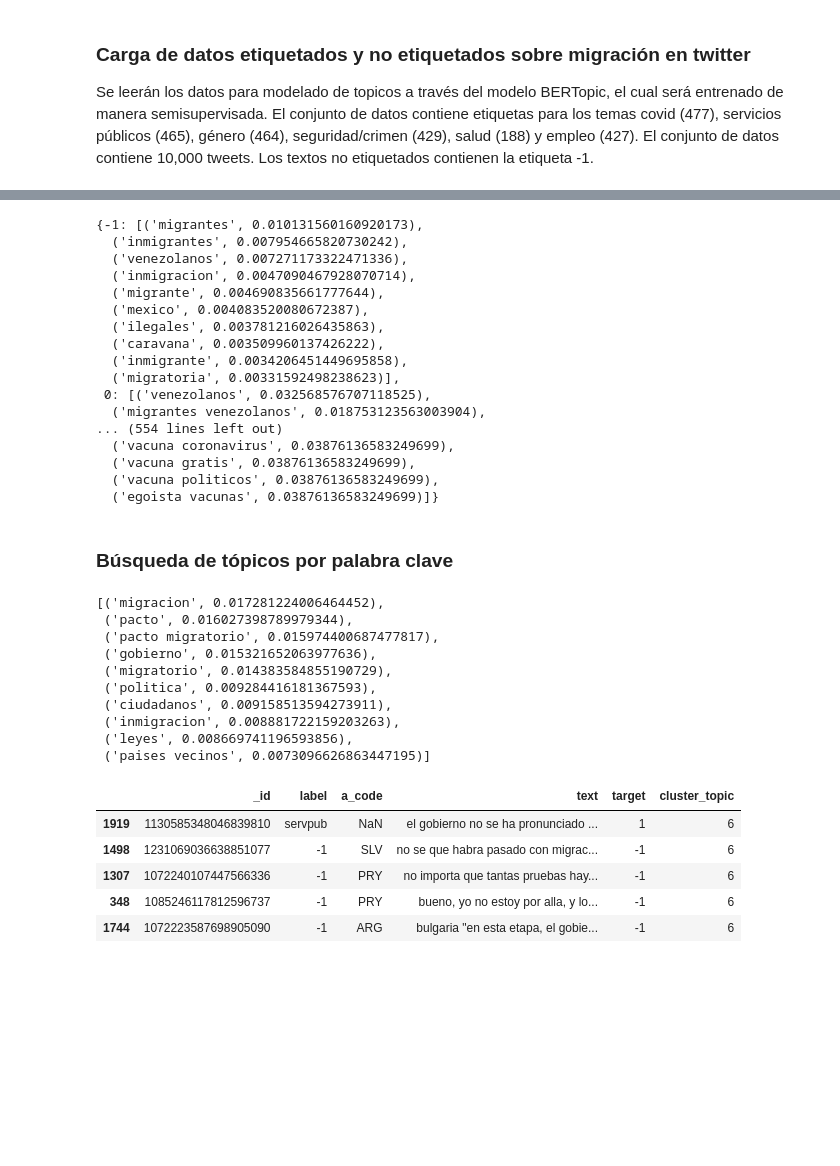
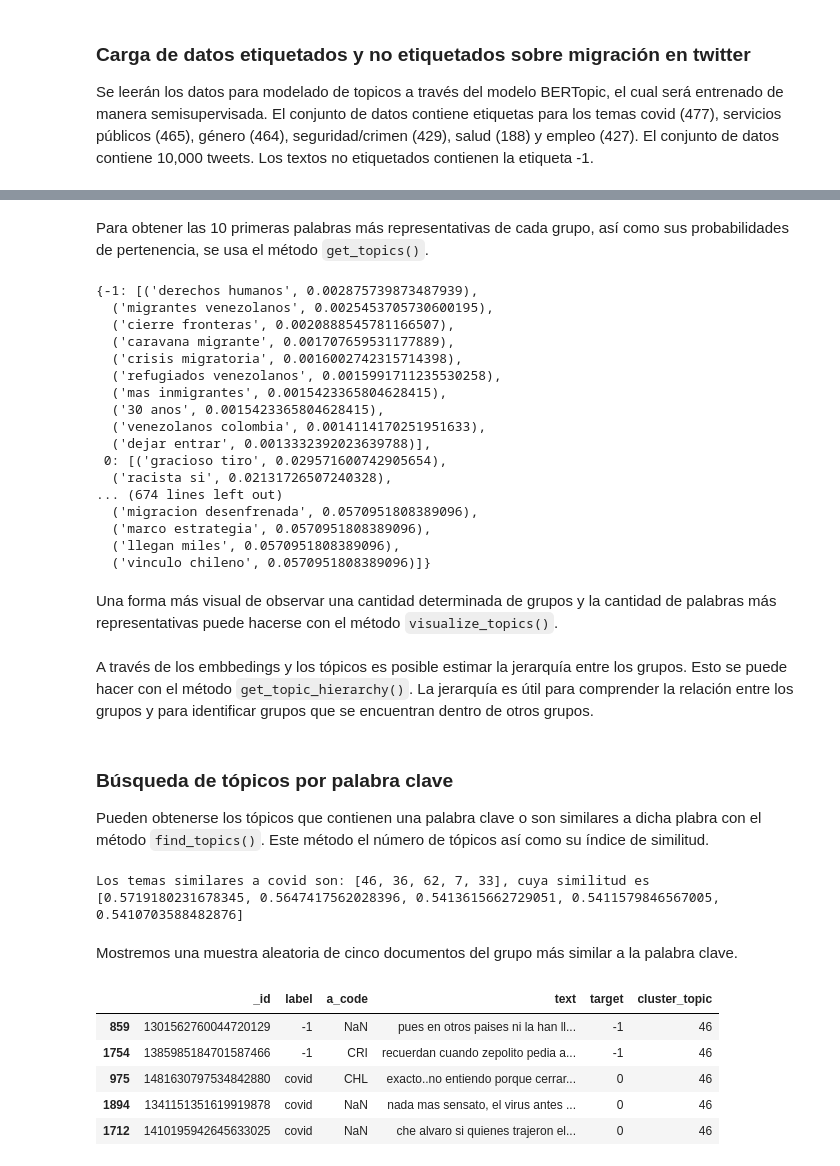
Before and after one commit to Entropia-AI/Workshop_2_Migracion, a Jupyter notebook: modelado/Bertopic.ipynb, the cells around one changed output, grey strips where cells are left out. Saved outputs shown, nothing was run; the diff lists cells and outputs as text; code cells hidden in the pictures; blank space fills up the shorter version.

```diff
--- a/modelado/Bertopic.ipynb
+++ b/modelado/Bertopic.ipynb
@@ -45,6 +48,6 @@ data = pd.read_csv('assets/data/bertopic_train.csv')
 #convert string labels to int labels
 target_label = {'covid': 0, 'servpub':1, 'genero':2, 'crimen':3, 'empleo':4, 'salud':5, '-1':int(-1)}
 data['target'] = data.label.apply(lambda x: target_label[x])
-data = data.sample(frac=0.2).reset_index(drop=True)
+data = data.sample(frac=0.4).reset_index(drop=True)
 # %% [markdown]
 ### Configuración del modelo BERTopic
@@ -51,7 +58,7 @@ data = data.sample(frac=0.2).reset_index(drop=True)
 # %%
 #add our stop word through countvectorizer model, set to 2 the limit of n-grams
 # with min_df: ignore terms that have a document frequency strictly lower than the given threshold (5)
-vectorizer_model = CountVectorizer(stop_words=stopwords.words('spanish'), ngram_range=(1,2), min_df=1)
+vectorizer_model = CountVectorizer(stop_words=stopwords.words('spanish'), ngram_range=(2,2), min_df=1)
 
 #use paraphrase-multilingual-mpnet-base-v2 as embedding model. This model is the most accurate for multilingual
 #diversity is a parameter in BERTopic to diversity words in each topic such that we limit the number of
@@ -62,5 +69,5 @@ vectorizer_model = CountVectorizer(stop_words=stopwords.words('spanish'), ngram_
 #The lower this value the more topics are created.
 #calculate_probabilities lets you calculate the probabilities of each topic to each document.
 topic_model = BERTopic(embedding_model='paraphrase-multilingual-MiniLM-L12-v2', verbose=True,
-                      vectorizer_model=vectorizer_model, diversity=0.3, min_topic_size=5,
+                      vectorizer_model=vectorizer_model, diversity=0.5, min_topic_size=5,
                       calculate_probabilities=False)
@@ -119,21 +114,23 @@ topic_model.get_topic_info()
+# %% [markdown]
+Para obtener las 10 primeras palabras más representativas de cada grupo, así como sus probabilidades de pertenencia, se usa el método ``get_topics()``.
 # %%
 #get top 10 words per topic
 topic_model.get_topics()
 # %% [output]
-{-1: [('migrantes', 0.010131560160920173),
-  ('inmigrantes', 0.007954665820730242),
-  ('venezolanos', 0.007271173322471336),
-  ('inmigracion', 0.0047090467928070714),
-  ('migrante', 0.004690835661777644),
-  ('mexico', 0.004083520080672387),
-  ('ilegales', 0.003781216026435863),
-  ('caravana', 0.003509960137426222),
-  ('inmigrante', 0.0034206451449695858),
-  ('migratoria', 0.00331592498238623)],
- 0: [('venezolanos', 0.032568576707118525),
-  ('migrantes venezolanos', 0.018753123563003904),
-... (554 lines left out)
-  ('vacuna coronavirus', 0.03876136583249699),
-  ('vacuna gratis', 0.03876136583249699),
-  ('vacuna politicos', 0.03876136583249699),
-  ('egoista vacunas', 0.03876136583249699)]}
+{-1: [('derechos humanos', 0.002875739873487939),
+  ('migrantes venezolanos', 0.0025453705730600195),
+  ('cierre fronteras', 0.0020888545781166507),
+  ('caravana migrante', 0.001707659531177889),
+  ('crisis migratoria', 0.0016002742315714398),
+  ('refugiados venezolanos', 0.0015991711235530258),
+  ('mas inmigrantes', 0.0015423365804628415),
+  ('30 anos', 0.0015423365804628415),
+  ('venezolanos colombia', 0.0014114170251951633),
+  ('dejar entrar', 0.0013332392023639788)],
+ 0: [('gracioso tiro', 0.029571600742905654),
+  ('racista si', 0.02131726507240328),
+... (674 lines left out)
+  ('migracion desenfrenada', 0.0570951808389096),
+  ('marco estrategia', 0.0570951808389096),
+  ('llegan miles', 0.0570951808389096),
+  ('vinculo chileno', 0.0570951808389096)]}
@@ -143 +137,3 @@ topic_model.save("bertopic_20news.model")
+# %% [markdown]
+Una forma más visual de observar una cantidad determinada de grupos y la cantidad de palabras más representativas puede hacerse con el método ``visualize_topics()``.
 # %%
@@ -145,27 +141,24 @@ topic_model.visualize_barchart()
+# %% [markdown]
+A través de los embbedings y los tópicos es posible estimar la jerarquía entre los grupos. Esto se puede hacer con el método ``get_topic_hierarchy()``. La jerarquía es útil para comprender la relación entre los grupos y para identificar grupos que se encuentran dentro de otros grupos.
 # %%
 topic_model.visualize_hierarchy()
 # %% [markdown]
 ### Búsqueda de tópicos por palabra clave
+Pueden obtenerse los tópicos que contienen una palabra clave o son similares a dicha plabra con el método ``find_topics()``. Este método el número de tópicos así como su índice de similitud.
 # %%
-similar_topics, similarity = topic_model.find_topics("coivd", top_n=5)
-topic_model.get_topic(similar_topics[1])
+query_word = 'covid'
+similar_topics, similarity = topic_model.find_topics(query_word, top_n=5)
+print('Los temas similares a {} son: {}, cuya similitud es {}'.format(query_word, similar_topics, similarity))
 # %% [output]
-[('migracion', 0.017281224006464452),
- ('pacto', 0.016027398789979344),
- ('pacto migratorio', 0.015974400687477817),
- ('gobierno', 0.015321652063977636),
- ('migratorio', 0.014383584855190729),
- ('politica', 0.009284416181367593),
- ('ciudadanos', 0.009158513594273911),
- ('inmigracion', 0.008881722159203263),
- ('leyes', 0.008669741196593856),
- ('paises vecinos', 0.0073096626863447195)]
+Los temas similares a covid son: [46, 36, 62, 7, 33], cuya similitud es [0.5719180231678345, 0.5647417562028396, 0.5413615662729051, 0.5411579846567005, 0.5410703588482876]
+# %% [markdown]
+Mostremos una muestra aleatoria de cinco documentos del grupo más similar a la palabra clave.
 # %%
-data[data.cluster_topic==similar_topics[1]].sample(5)
+data[data.cluster_topic==similar_topics[0]].sample(5)
 # %% [output]
 |  | _id | label | a_code | text | target | cluster_topic |
-| 1919 | 1130585348046839810 | servpub | NaN | el gobierno no se ha pronunciado ... | 1 | 6 |
-| 1498 | 1231069036638851077 | -1 | SLV | no se que habra pasado con migrac... | -1 | 6 |
-| 1307 | 1072240107447566336 | -1 | PRY | no importa que tantas pruebas hay... | -1 | 6 |
-| 348 | 1085246117812596737 | -1 | PRY | bueno, yo no estoy por alla, y lo... | -1 | 6 |
-| 1744 | 1072223587698905090 | -1 | ARG | bulgaria "en esta etapa, el gobie... | -1 | 6 |
+| 859 | 1301562760044720129 | -1 | NaN | pues en otros paises ni la han ll... | -1 | 46 |
+| 1754 | 1385985184701587466 | -1 | CRI | recuerdan cuando zepolito pedia a... | -1 | 46 |
+| 975 | 1481630797534842880 | covid | CHL | exacto..no entiendo porque cerrar... | 0 | 46 |
+| 1894 | 1341151351619919878 | covid | NaN | nada mas sensato, el virus antes ... | 0 | 46 |
+| 1712 | 1410195942645633025 | covid | NaN | che alvaro si quienes trajeron el... | 0 | 46 |
```
Also changed, not shown: parts of 10 cells of this notebook.
